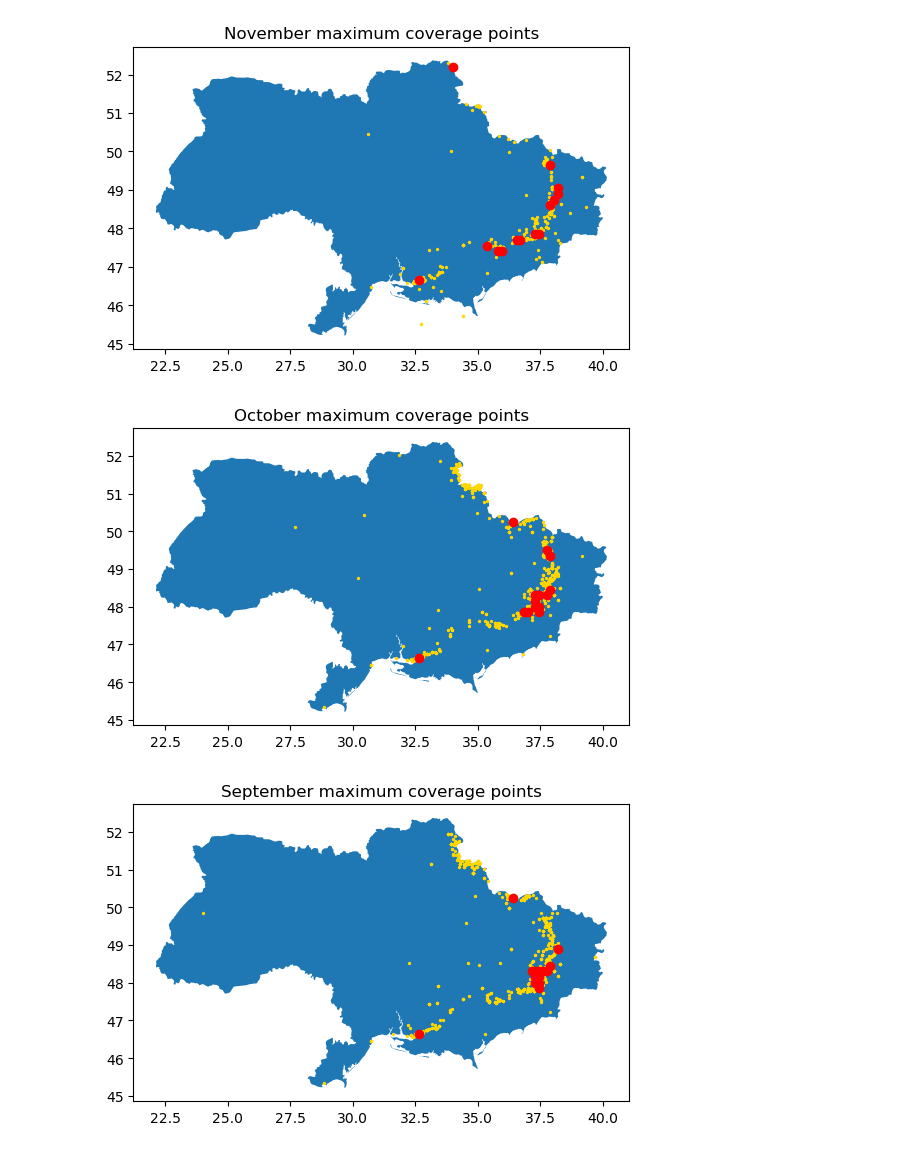
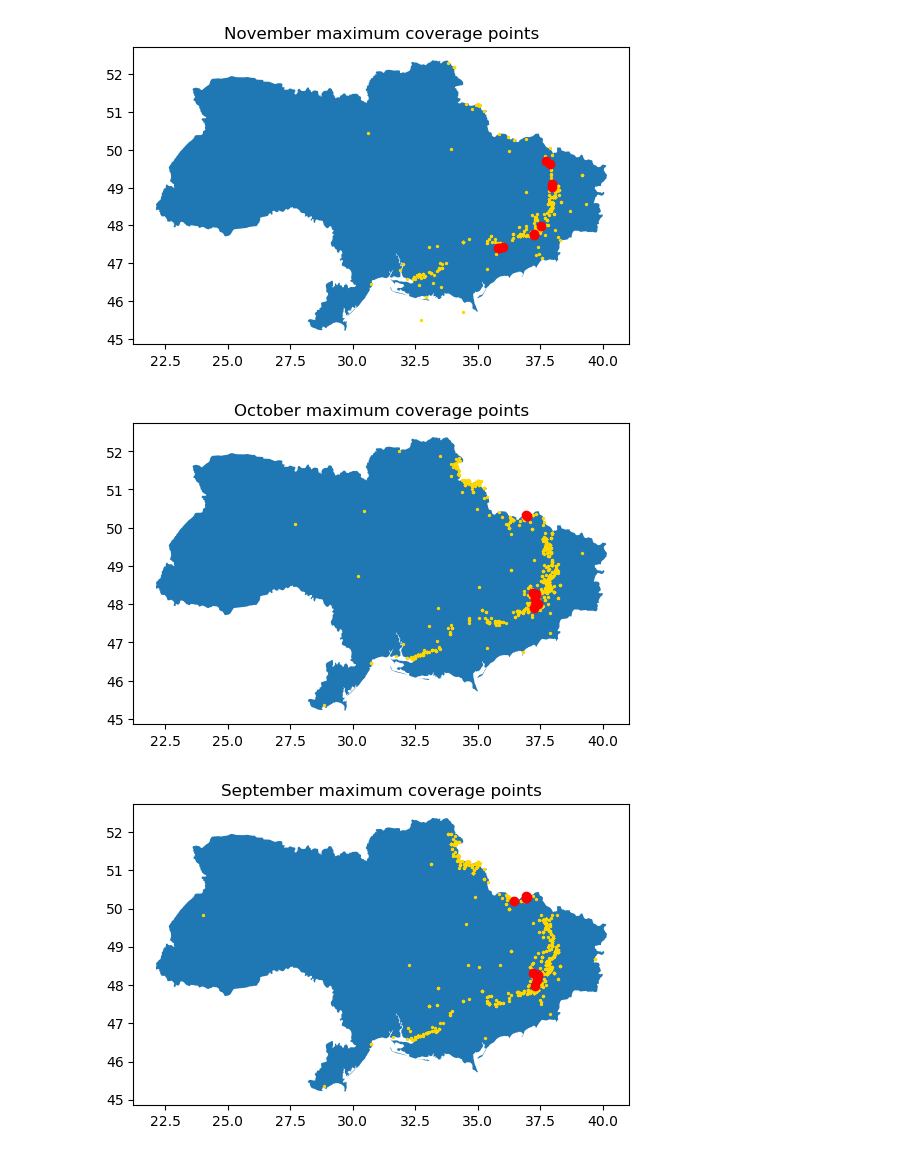
Before and after one commit to S-Luther/studious-broccoli, a Jupyter notebook: Project_4.ipynb, the cells around one changed output. Cells and saved outputs as stored; diff of their text form; code cells hidden in the pictures.

Commit message:
points along roads only

```diff
--- a/Project_4.ipynb
+++ b/Project_4.ipynb
@@ -15,3 +15,5 @@ gdf = gpd.GeoDataFrame(
 )
 filtered_gdf = gdf[gdf['fatalities']>0]
 ua = gpd.read_file("./ua.json")
+roads = gpd.read_file("./Ukraine_-_roads/Ukraine_-_roads.shp")
+roads.to_crs("EPSG:4326")
@@ -95,0 +78,15 @@ filtered_gdf[filtered_gdf['event_date'].str.contains("November")].plot(ax=ax, co
+# %%
+points = []
+
+for index, row in roads.to_crs(filtered_gdf.crs).iterrows():
+    distances = np.linspace(0, row['geometry'].length, 1)
+    points.extend([row['geometry'].interpolate(distance) for distance in distances])
+
+print("Total points: " + str(len(points)))
+
+points_gdf = gpd.GeoDataFrame({'geometry': points})
+
+f, ax = plt.subplots()
+ax.title.set_text("1 Point per road")
+points_gdf.plot(ax=ax, markersize=2, color="RED")
+roads.to_crs(filtered_gdf.crs).plot(ax=ax,linewidth=0.2, edgecolor='black')
@@ -96,15 +97,15 @@ filtered_gdf[filtered_gdf['event_date'].str.contains("November")].plot(ax=ax, co
 # %%
 months = ["November","October","September","August","July","June","May","April","March","February","January","December"]
 
 for month in months:
-    places = maximum_coverage(filtered_gdf[filtered_gdf['event_date'].str.contains(month)], clipped_points, 14, .05) # .05 for the service_radius is a radius of ~5km
+    places = maximum_coverage(filtered_gdf[filtered_gdf['event_date'].str.contains(month)], points_gdf, 10, .05) # .05 for the service_radius is a radius of ~5km
 
     f, ax = plt.subplots()
     ax.title.set_text(month + " maximum coverage points")
     ua.plot(ax=ax)
     filtered_gdf[filtered_gdf['event_date'].str.contains(month)].plot(ax=ax, color="gold", markersize=2)
     places.to_crs(ua.crs).plot(ax=ax, color="red", legend_kwds={"label": month, "orientation": "horizontal"})
 # %% [output]
-[figure, old version]
+[figure, new version]
-[figure, old version]
+[figure, new version]
-[figure, old version]
+[figure, new version]
```
Also changed, not shown: parts of 5 cells of this notebook, 6 other files.
